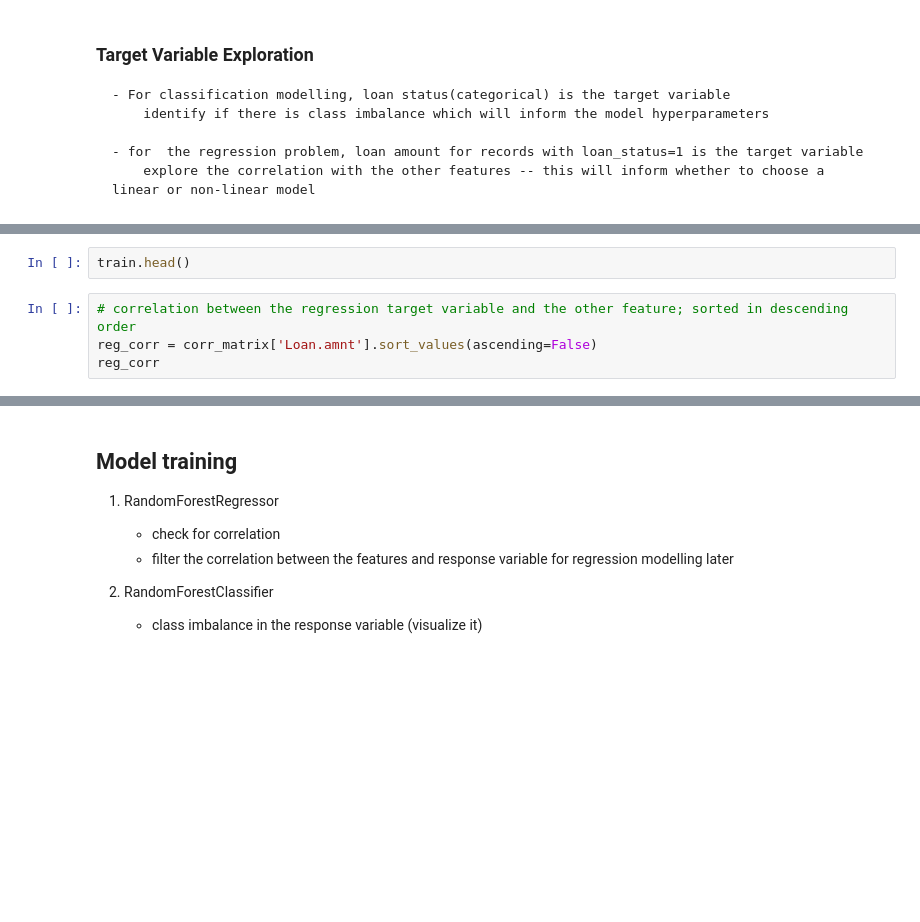
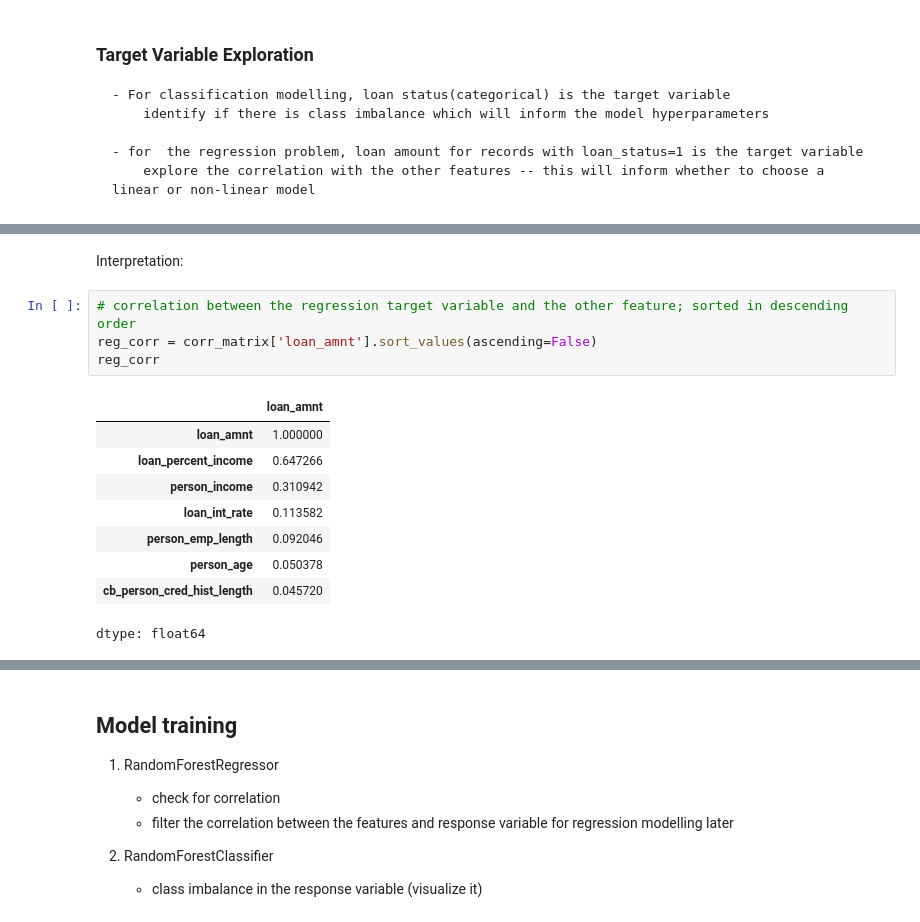
Before and after one commit to Morris-mk/Loan_Approval_Predictor, a Jupyter notebook: project.ipynb, the cells around one changed output, grey strips where cells are left out. Cells and saved outputs as stored; diff of their text form; blank space fills up the shorter version.

```diff
--- a/project.ipynb
+++ b/project.ipynb
@@ -313,6 +327,16 @@ plt.show()
-# %%
-train.head()
+# %% [markdown]
+Interpretation:
 # %%
 # correlation between the regression target variable and the other feature; sorted in descending order
-reg_corr = corr_matrix['Loan.amnt'].sort_values(ascending=False)
+reg_corr = corr_matrix['loan_amnt'].sort_values(ascending=False)
 reg_corr
+# %% [output]
+|  | loan_amnt |
+| loan_amnt | 1.000000 |
+| loan_percent_income | 0.647266 |
+| person_income | 0.310942 |
+| loan_int_rate | 0.113582 |
+| person_emp_length | 0.092046 |
+| person_age | 0.050378 |
+| cb_person_cred_hist_length | 0.045720 |
+dtype: float64
```
Also changed, not shown: parts of 18 cells of this notebook.
